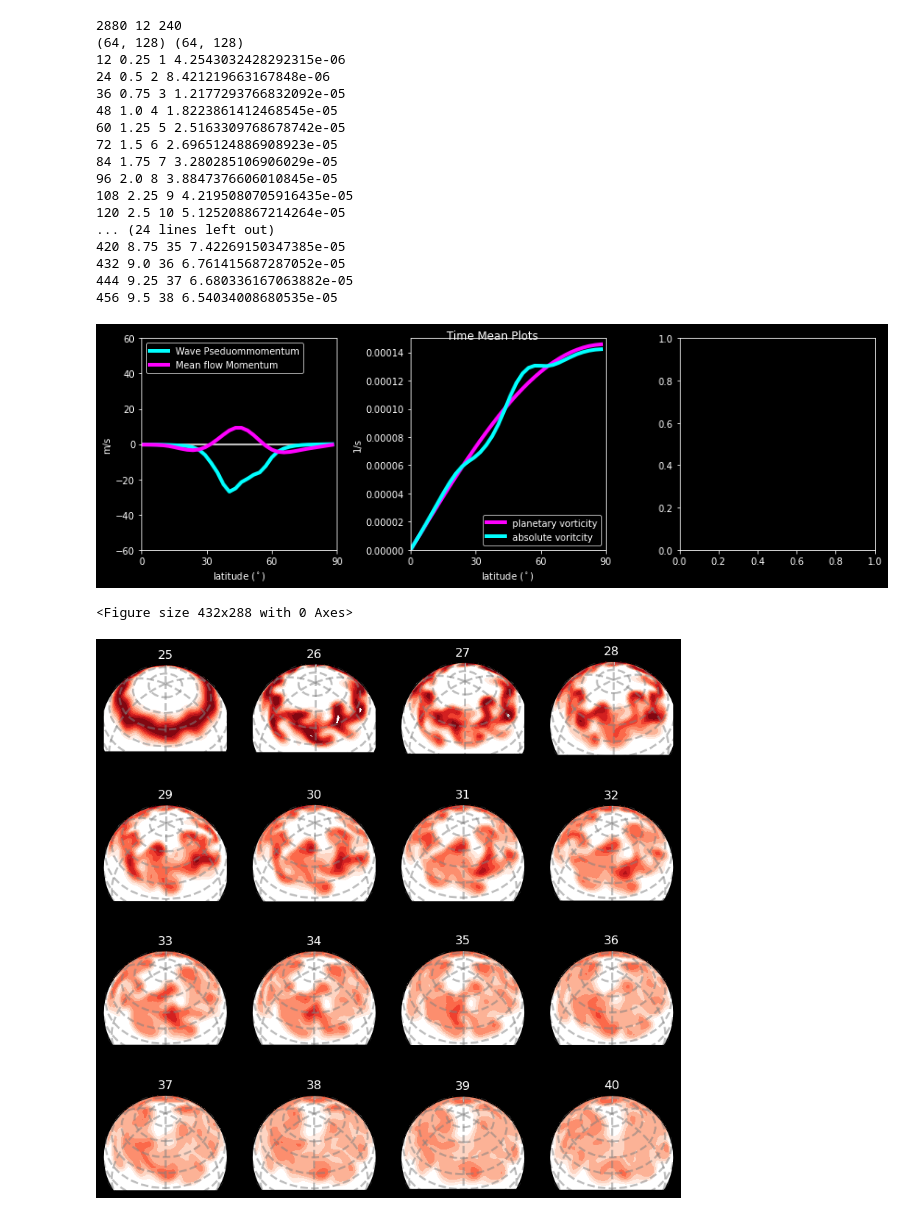
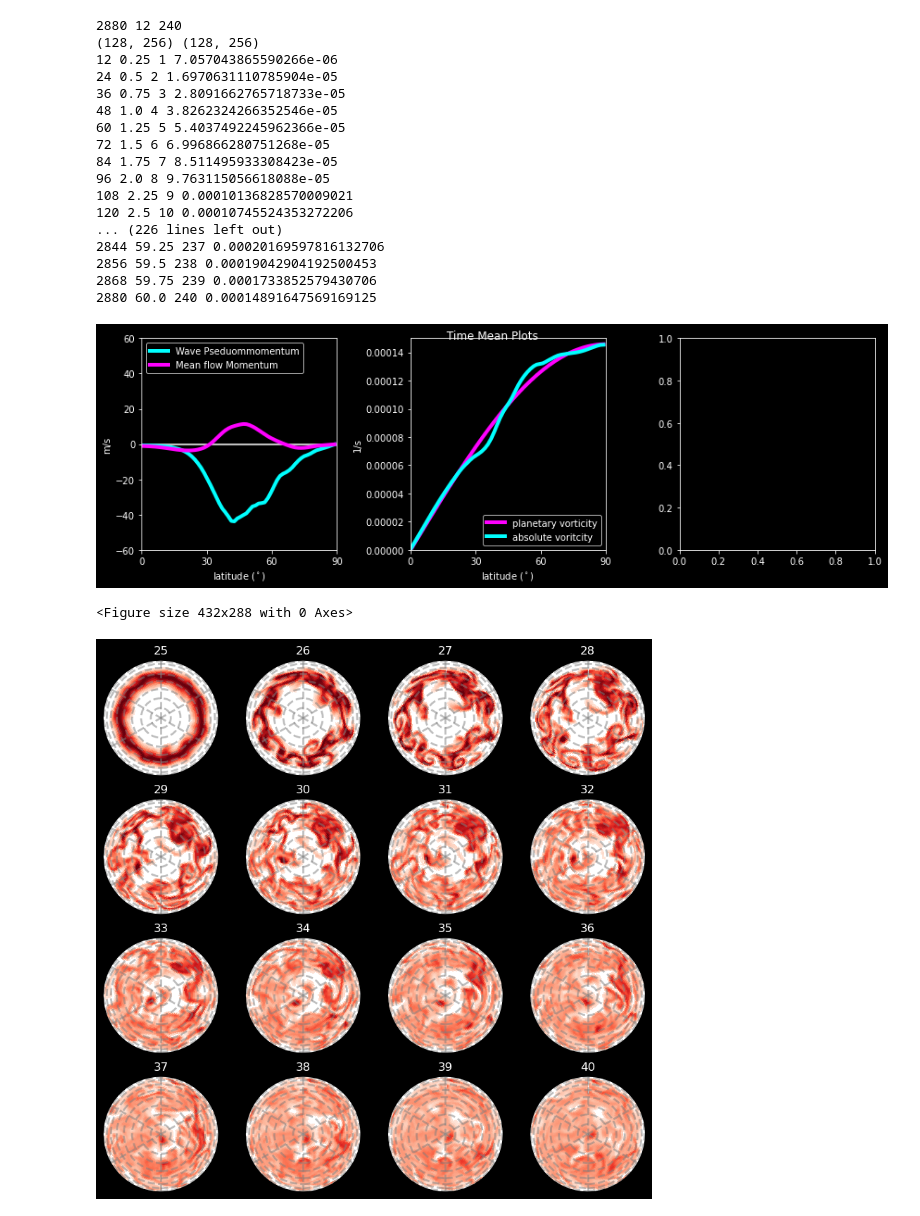
Before and after one commit to rfajber/BaroSphere, a Jupyter notebook: Stochastic_Jet_tracers.ipynb, the cells around one changed output. Saved outputs shown, nothing was run; the diff lists cells and outputs as text; code cells hidden in the pictures.

```diff
--- a/Stochastic_Jet_tracers.ipynb
+++ b/Stochastic_Jet_tracers.ipynb
@@ -7,14 +7,14 @@ import cartopy.crs as ccrs
 import cartopy
 plt.style.use('dark_background')
 B=BaroSphere(
-    ntrunc=42,
+    ntrunc=85,
     dt=1800,
     damping_order=2,
     efold=3*3600,
-    nlat=64,
+    nlat=128,
     do_tracers=1,
     ntracers=3,
-    tracer_fix=False
+    tracer_fix=False,
 )
 
 print(B.lons1.shape,B.lats1.shape)
@@ -116,22 +116,22 @@ for i in range(1,Nsteps+1):
             B.tracers[2] = tracers2
 # %% [output]
 2880 12 240
-(64, 128) (64, 128)
-12 0.25 1 4.2543032428292315e-06
-24 0.5 2 8.421219663167848e-06
-36 0.75 3 1.2177293766832092e-05
-48 1.0 4 1.8223861412468545e-05
-60 1.25 5 2.5163309768678742e-05
-72 1.5 6 2.6965124886908923e-05
-84 1.75 7 3.280285106906029e-05
-96 2.0 8 3.8847376606010845e-05
-108 2.25 9 4.2195080705916435e-05
-120 2.5 10 5.125208867214264e-05
-... (24 lines left out)
-420 8.75 35 7.42269150347385e-05
-432 9.0 36 6.761415687287052e-05
-444 9.25 37 6.680336167063882e-05
-456 9.5 38 6.54034008680535e-05
+(128, 256) (128, 256)
+12 0.25 1 7.057043865590266e-06
+24 0.5 2 1.6970631110785904e-05
+36 0.75 3 2.8091662765718733e-05
+48 1.0 4 3.8262324266352546e-05
+60 1.25 5 5.4037492245962366e-05
+72 1.5 6 6.996866280751268e-05
+84 1.75 7 8.511495933308423e-05
+96 2.0 8 9.763115056618088e-05
+108 2.25 9 0.00010136828570009021
+120 2.5 10 0.00010745524353272206
+... (226 lines left out)
+2844 59.25 237 0.00020169597816132706
+2856 59.5 238 0.00019042904192500453
+2868 59.75 239 0.0001733852579430706
+2880 60.0 240 0.00014891647569169125
 # %%
 u,v=B.get_uv_vrtg(vrt[120:].mean(axis=0))
 
@@ -195,46 +195,43 @@ plt.tight_layout()
 
 plt.savefig('TimeMean.png')
 # %% [output]
-[figure, old version]
+[figure, new version]
 # %%
 
 # look at some sample data to make sure things are working
 plt.clf()
 plt.figure(0,figsize=(10,10),dpi=100)
 lim=5e-5
-crs = ccrs.RotatedPole(pole_longitude=0, pole_latitude=45)
+crs = ccrs.RotatedPole(pole_longitude=0, pole_latitude=0)
 cproj=ccrs.Orthographic(-0, 0)
 for i in range(0,16):
     ind=100+i*4
     ax=plt.subplot(4,4,i+1,projection=cproj)
-    ax.contourf(B.lons1,B.lats1,tracers[ind,0],
-    cmap=plt.cm.Reds,alpha=1,
-    levels=np.linspace(0.1,1,10),transform=crs)
-    ax=plt.subplot(4,4,i+1,projection=cproj)
-    # ax.contourf(B.lons1,B.lats1,tracers[ind,1],
-    # cmap=plt.cm.Blues,alpha=0.5,
-    # levels=[0.25,1],transform=crs)
-    # ax=plt.subplot(4,4,i+1,projection=cproj)
-    # ax.contourf(B.lons1,B.lats1,tracers[ind,2],
-    # cmap=plt.cm.Greens,alpha=0.5,
-    # levels=[0.25,1],transform=crs)
-    # ax.contour(B.lons1,B.lats1,tracers[ind,1],
+    # ax.pcolormesh(B.lons1,B.lats1,tracers[ind,1],
     # vmin=0,vmax=1,
     # cmap=plt.cm.Blues,alpha=0.5,
     # transform=crs)
-    # ax.contour(B.lons1,B.lats1,tracers[ind,2],
+    temp=np.copy(tracers[ind,0])
+    temp[temp<=1e-1]=np.nan
+    ax.pcolormesh(B.lons1,B.lats1,temp,
+    vmin=0,vmax=1,
+    cmap=plt.cm.Reds,alpha=1,
+    transform=crs)
+    # temp=np.copy(tracers[ind,1])
+    # temp[temp<=1e-1]=np.nan
+    # ax.pcolormesh(B.lons1,B.lats1,temp,
     # vmin=0,vmax=1,
-    # cmap=plt.cm.Greens,alpha=0.5,
+    # cmap=plt.cm.Blues,alpha=1,
     # transform=crs)
     gl = ax.gridlines(crs=crs, draw_labels=False,
                   linewidth=2, color='gray', alpha=0.5, linestyle='--')
     plt.title(int((dN_snap*B.dt*ind)/(3600*24)))
 #    plt.title(1+i*0.5)
 #    plt.yticks([])
 #    plt.xticks([])
 #    plt.ylim([-90,90])
 #plt.savefig('test0.png')
 # %% [output]
 <Figure size 432x288 with 0 Axes>
-[figure, old version]
+[figure, new version]
 # %%
```
Also changed, not shown: parts of 5 cells of this notebook, 7 other files.
